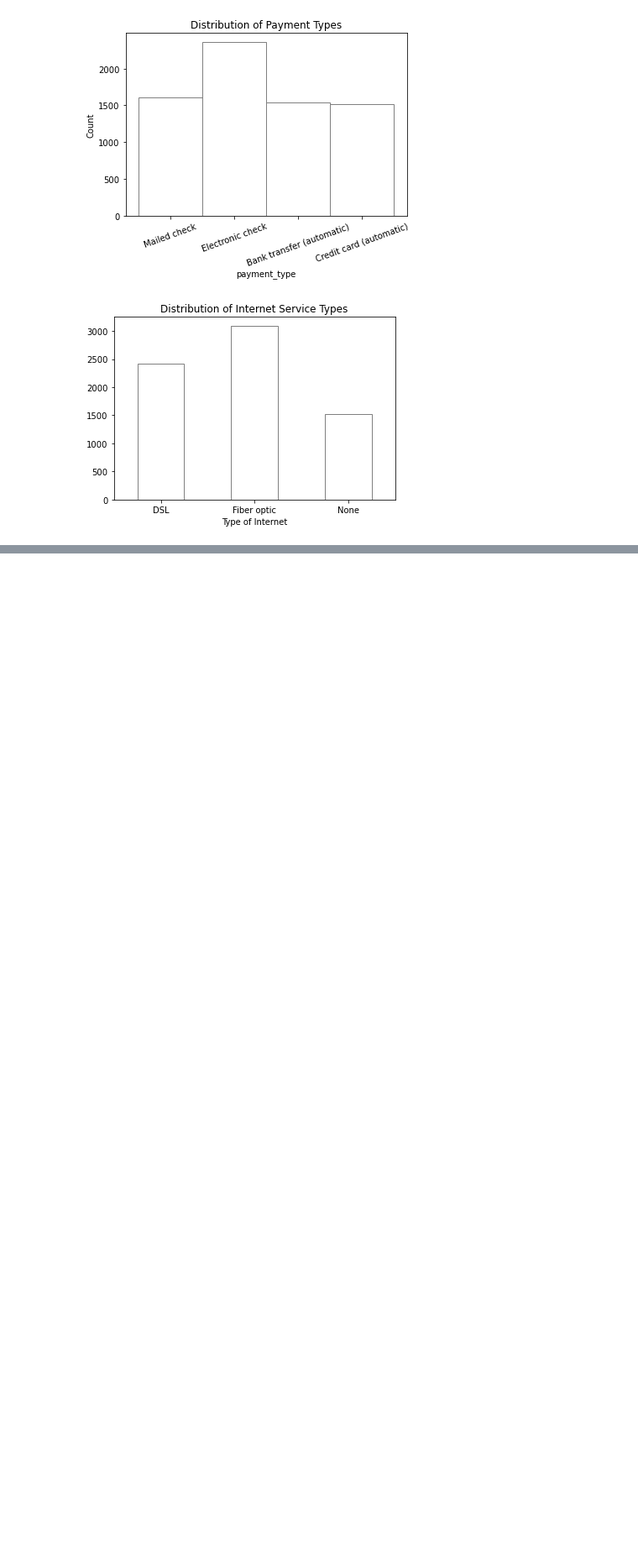
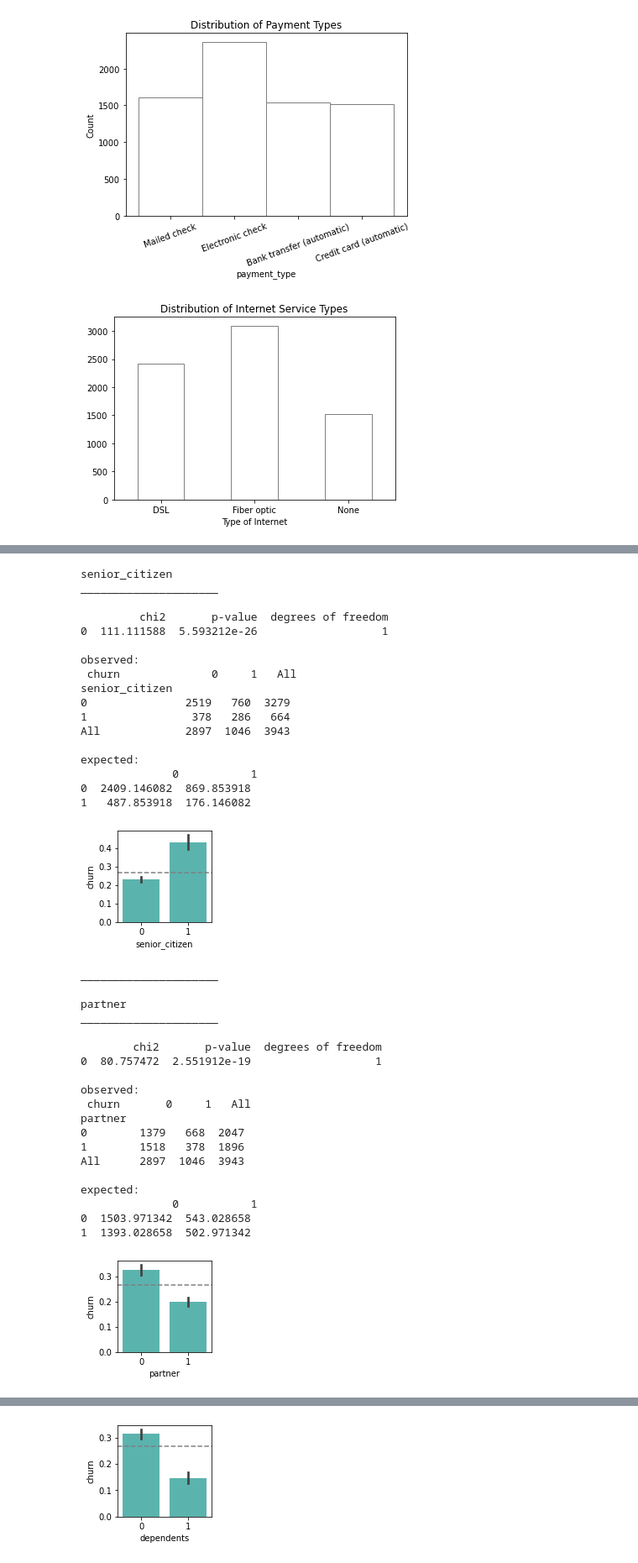
Before and after one commit to joann-balraj/telco-churn-project, a Jupyter notebook: Telco_Churn_Report.ipynb, the cells around one changed output, grey strips where cells are left out. Shown at 84% size. Cells and saved outputs as stored; diff of their text form; code cells hidden in the pictures; blank space fills up the shorter version.

```diff
--- a/Telco_Churn_Report.ipynb
+++ b/Telco_Churn_Report.ipynb
@@ -205,0 +392,45 @@ plt.show()
+# %%
+#Update categorical variables by removing target variable, churn
+cat_vars = cat_vars[1:]
+
+#Explore the bivariate variables
+explore.explore_bivariate(train,'churn', cat_vars, quant_vars)
+# %% [output]
+senior_citizen
+_____________________
+
+         chi2       p-value  degrees of freedom
+0  111.111588  5.593212e-26                   1
+
+observed:
+ churn              0     1   All
+senior_citizen
+0               2519   760  3279
+1                378   286   664
+All             2897  1046  3943
+
+expected:
+              0           1
+0  2409.146082  869.853918
+1   487.853918  176.146082
+[figure, added]
+_____________________
+
+partner
+_____________________
+
+        chi2       p-value  degrees of freedom
+0  80.757472  2.551912e-19                   1
+
+observed:
+ churn       0     1   All
+partner
+0        1379   668  2047
+1        1518   378  1896
+All      2897  1046  3943
+
+expected:
+              0           1
+0  1503.971342  543.028658
+1  1393.028658  502.971342
+[figure, added]
@@ -205,0 +456 @@ plt.show()
+[figure, added]
```
Also changed, not shown: parts of 43 cells of this notebook, 1 other file.
